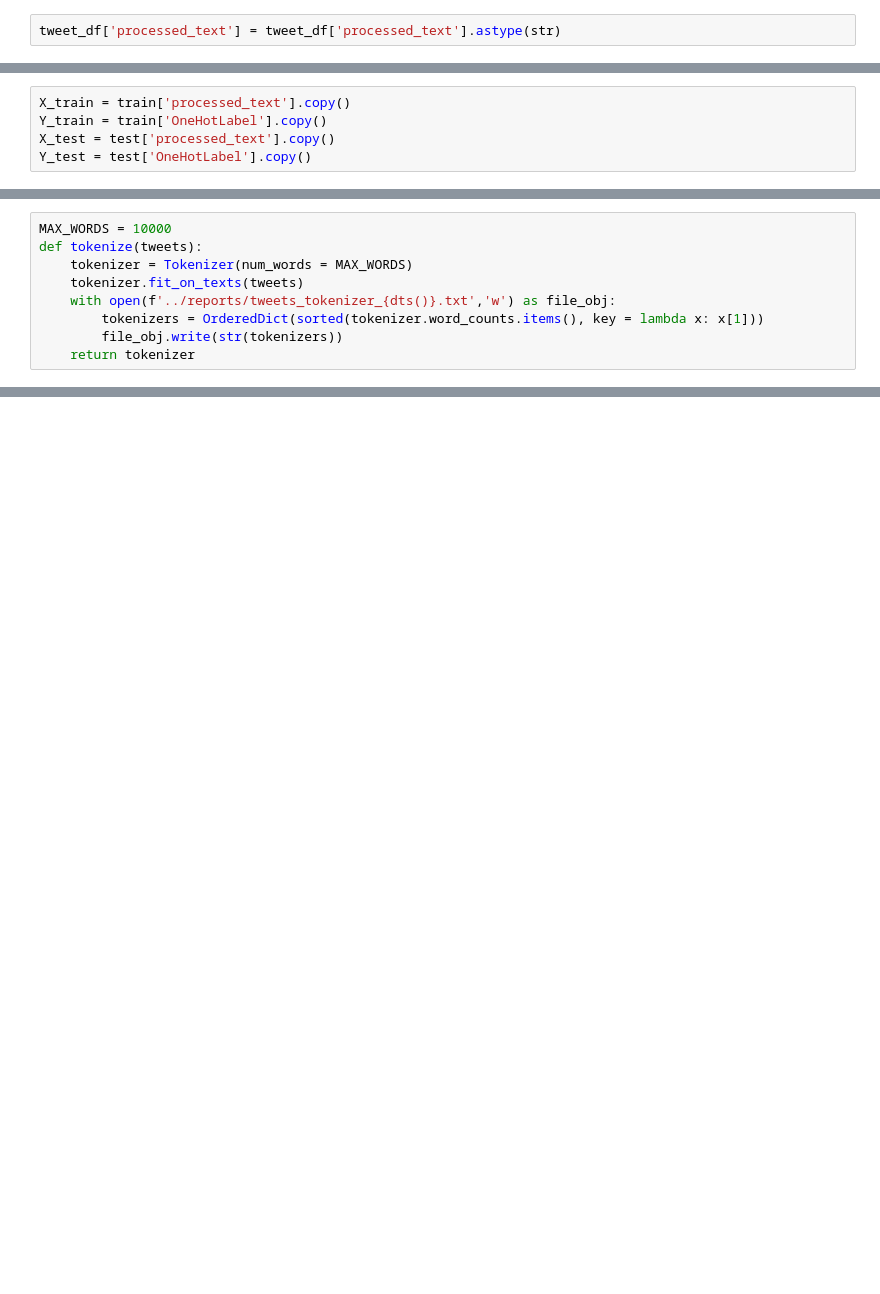
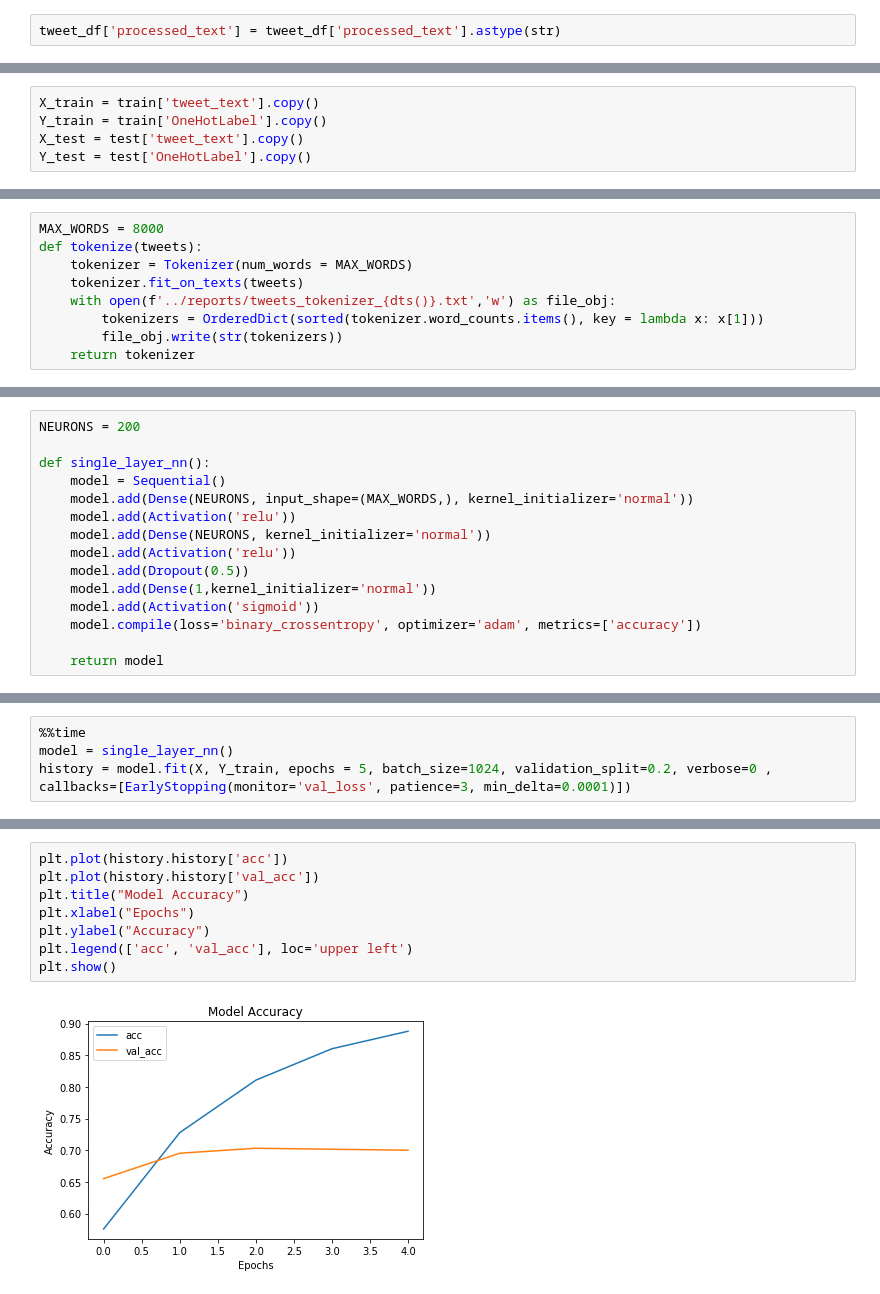
Before and after one commit to NagaIndukur/SentimentAnalysis, a Jupyter notebook: notebooks/Sentiment_Analysis_Model_training.ipynb, the cells around one changed output, grey strips where cells are left out. Saved outputs shown, nothing was run; the diff lists cells and outputs as text; blank space fills up the shorter version.

Commit message:
DL training in progress

```diff
--- a/notebooks/Sentiment_Analysis_Model_training.ipynb
+++ b/notebooks/Sentiment_Analysis_Model_training.ipynb
@@ -61,7 +100,7 @@ train, test = train_test_split(tweet_df,test_size=0.25,stratify=tweet_df['OneHot
 # %%
-X_train = train['processed_text'].copy()
+X_train = train['tweet_text'].copy()
 Y_train = train['OneHotLabel'].copy()
-X_test = test['processed_text'].copy()
+X_test = test['tweet_text'].copy()
 Y_test = test['OneHotLabel'].copy()
 # %%
 (len(X_train),len(Y_train)),((len(X_test),len(Y_test)))
@@ -76,5 +136,5 @@ len(set(X_train))
 # %%
-MAX_WORDS = 10000
+MAX_WORDS = 8000
 def tokenize(tweets):
     tokenizer = Tokenizer(num_words = MAX_WORDS)
     tokenizer.fit_on_texts(tweets)
@@ -102,0 +163,15 @@ MemoryError:
+# %%
+NEURONS = 200
+
+def single_layer_nn():
+    model = Sequential()
+    model.add(Dense(NEURONS, input_shape=(MAX_WORDS,), kernel_initializer='normal'))
+    model.add(Activation('relu'))
+    model.add(Dense(NEURONS, kernel_initializer='normal'))
+    model.add(Activation('relu'))
+    model.add(Dropout(0.5))
+    model.add(Dense(1,kernel_initializer='normal'))
+    model.add(Activation('sigmoid'))
+    model.compile(loss='binary_crossentropy', optimizer='adam', metrics=['accuracy'])
+
+    return model
@@ -102,0 +200,4 @@ MemoryError:
+# %%
+%%time
+model = single_layer_nn()
+history = model.fit(X, Y_train, epochs = 5, batch_size=1024, validation_split=0.2, verbose=0 , callbacks=[EarlyStopping(monitor='val_loss', patience=3, min_delta=0.0001)])
@@ -102,0 +206,10 @@ MemoryError:
+# %%
+plt.plot(history.history['acc'])
+plt.plot(history.history['val_acc'])
+plt.title("Model Accuracy")
+plt.xlabel("Epochs")
+plt.ylabel("Accuracy")
+plt.legend(['acc', 'val_acc'], loc='upper left')
+plt.show()
+# %% [output]
+[figure, added]
```
Also changed, not shown: parts of 24 cells of this notebook, 11 other files.
